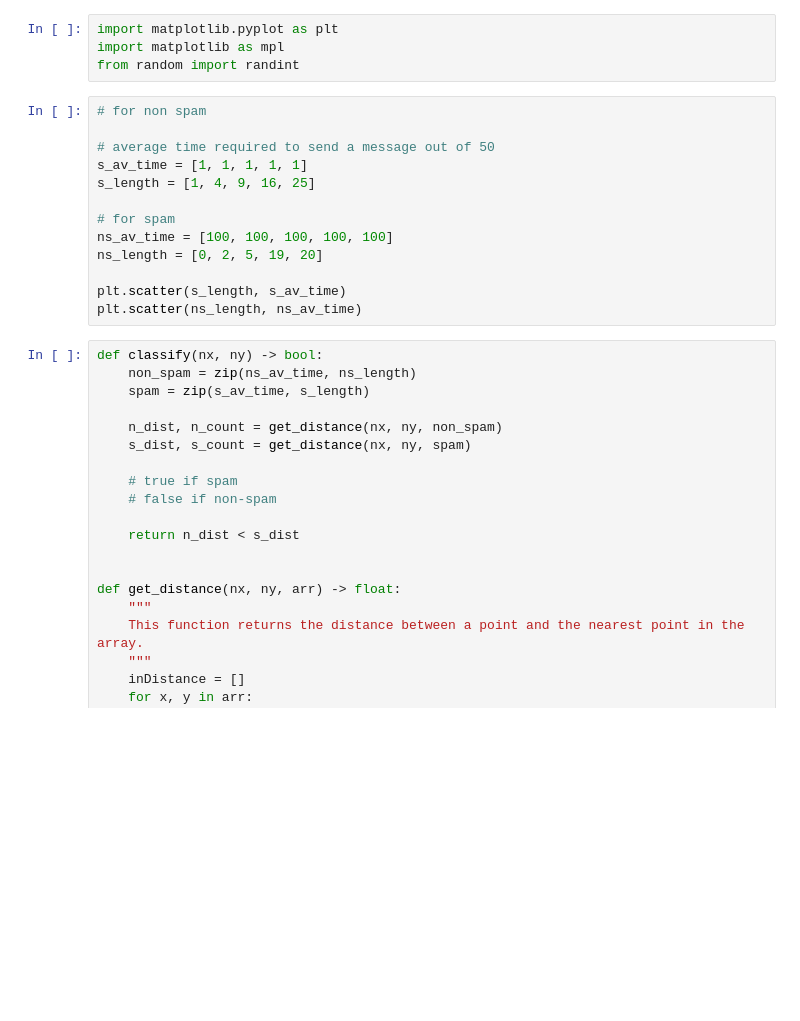
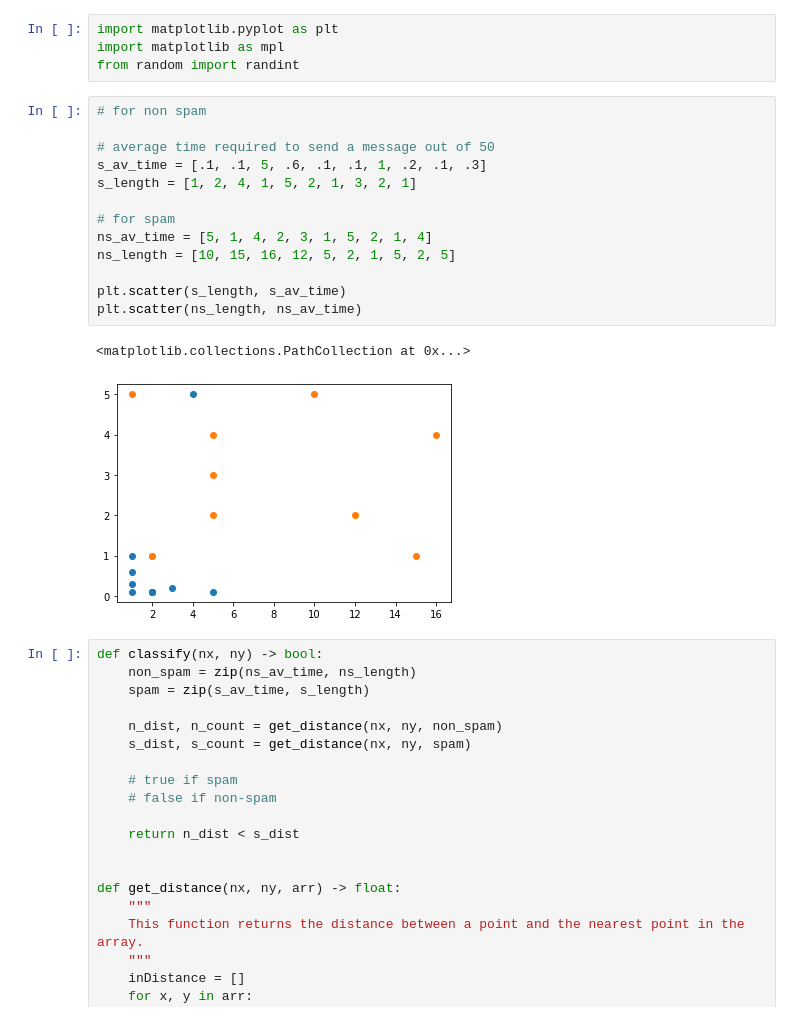
Before and after one commit to 0x32767/0x102-discord-bot, a Jupyter notebook: spam/knn.ipynb, the cells around one changed output. Saved outputs shown, nothing was run; the diff lists cells and outputs as text; blank space fills up the shorter version.

```diff
--- a/spam/knn.ipynb
+++ b/spam/knn.ipynb
@@ -5,16 +5,19 @@ from random import randint
 # %%
 # for non spam
 
 # average time required to send a message out of 50
-s_av_time = [1, 1, 1, 1, 1]
-s_length = [1, 4, 9, 16, 25]
+s_av_time = [.1, .1, 5, .6, .1, .1, 1, .2, .1, .3]
+s_length = [1, 2, 4, 1, 5, 2, 1, 3, 2, 1]
 
 # for spam
-ns_av_time = [100, 100, 100, 100, 100]
-ns_length = [0, 2, 5, 19, 20]
+ns_av_time = [5, 1, 4, 2, 3, 1, 5, 2, 1, 4]
+ns_length = [10, 15, 16, 12, 5, 2, 1, 5, 2, 5]
 
 plt.scatter(s_length, s_av_time)
 plt.scatter(ns_length, ns_av_time)
+# %% [output]
+<matplotlib.collections.PathCollection at 0x...>
+[figure, added]
 # %%
 def classify(nx, ny) -> bool:
     non_spam = zip(ns_av_time, ns_length)
```
Also changed, not shown: parts of 2 cells of this notebook, 9 other files.
